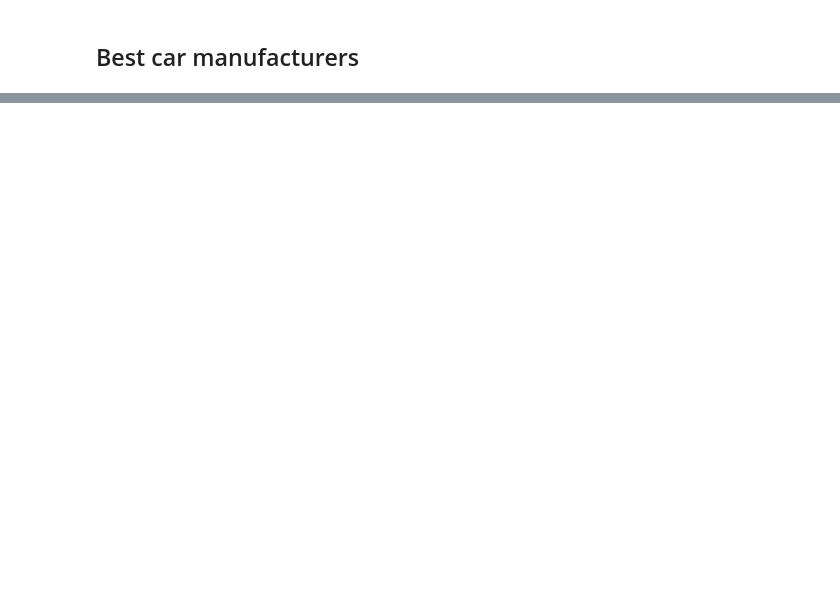
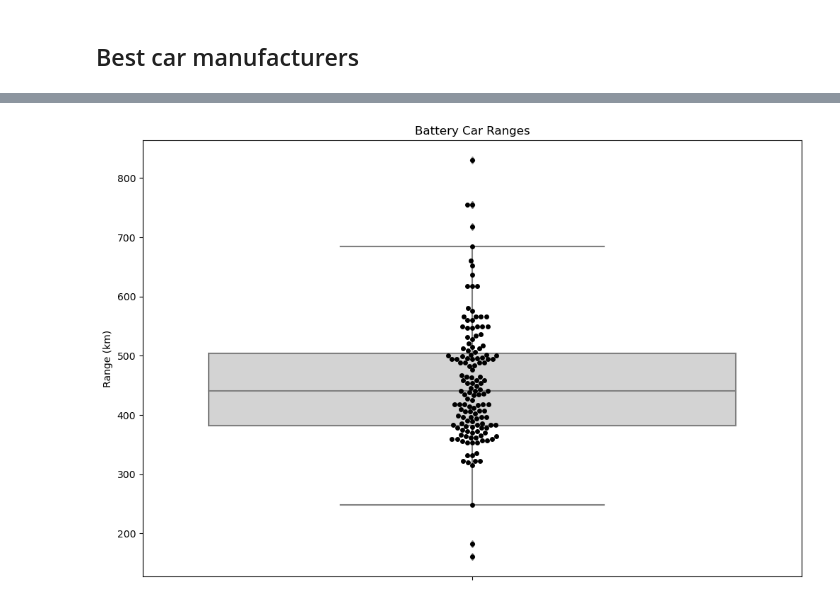
Before and after one commit to inhwamo/datajam2023, a Jupyter notebook: data/consumption_clean/batterynb.ipynb, the cells around one changed output, grey strips where cells are left out. Saved outputs shown, nothing was run; the diff lists cells and outputs as text; code cells hidden in the pictures; blank space fills up the shorter version.

```diff
--- a/data/consumption_clean/batterynb.ipynb
+++ b/data/consumption_clean/batterynb.ipynb
@@ -224,0 +285,14 @@ Top 10 car manufacturers in terms of average range (km):
+# %%
+
+plt.figure(figsize=(12, 8))
+
+sns.boxplot(data=filtered_battery_cars, y='range', color='lightgray')
+sns.swarmplot(data=filtered_battery_cars, y='range', color='black')
+
+plt.title("Battery Car Ranges")
+plt.ylabel("Range (km)")
+plt.savefig("ranges.jpg")
+
+plt.show()
+# %% [output]
+[figure, added]
```
Also changed, not shown: parts of 14 cells of this notebook, 19 other files.
